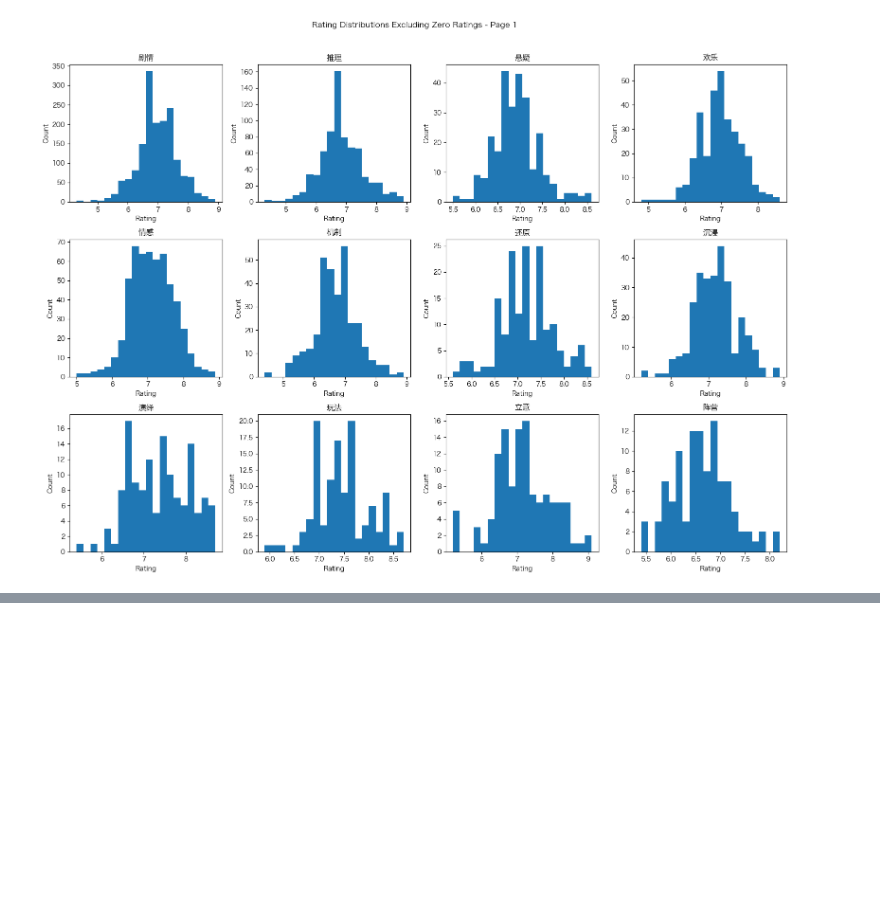
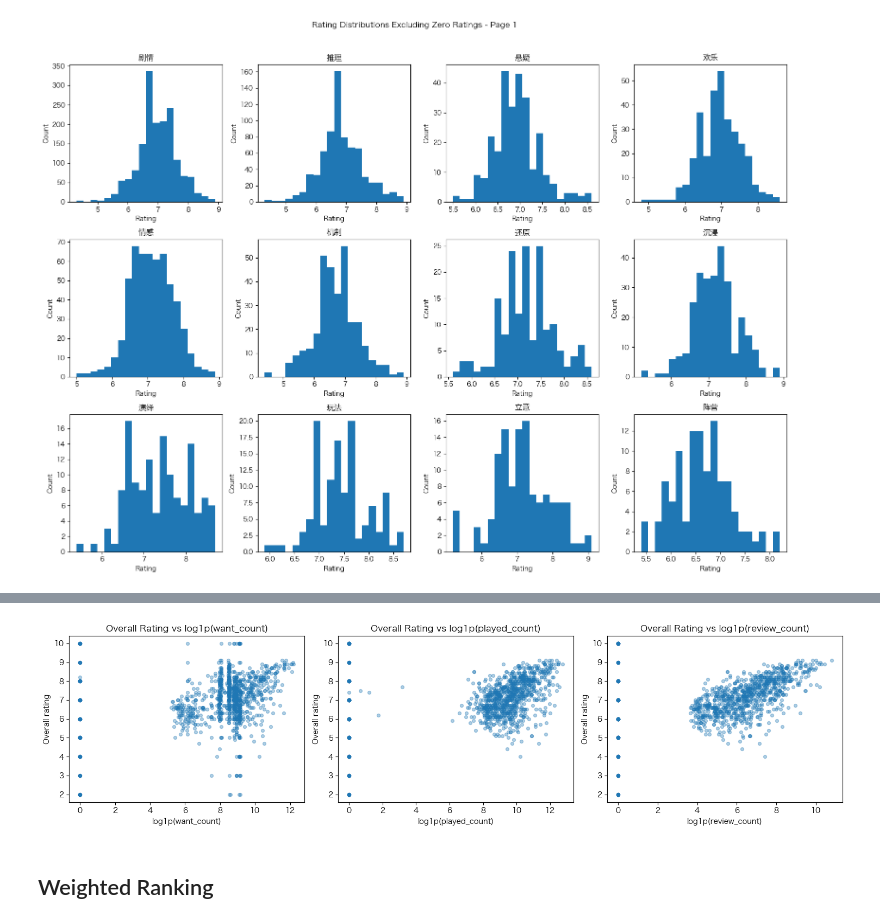
Before and after one commit to guozhan11/miquan-appium, a Jupyter notebook: ratings_descriptive_analysis.ipynb, the cells around one changed output, grey strips where cells are left out. Saved outputs shown, nothing was run; the diff lists cells and outputs as text; code cells hidden in the pictures; blank space fills up the shorter version.

```diff
--- a/ratings_descriptive_analysis.ipynb
+++ b/ratings_descriptive_analysis.ipynb
@@ -349,0 +426,23 @@ Zero-only subcategories: 故事, 难度, 互动, 本格, 变格, 恐怖, 硬核
+# %%
+popularity_correlation_rows = []
+
+for col in available_count_columns:
+    analysis_subset = ratings_popularity[["overall_rating", col]].dropna()
+    popularity_correlation_rows.append(
+        {
+            "popularity_variable": col,
+            "n": len(analysis_subset),
+            "pearson_corr_with_overall_rating": analysis_subset["overall_rating"].corr(
+                analysis_subset[col], method="pearson"
+            ),
+            "spearman_corr_with_overall_rating": analysis_subset["overall_rating"].corr(
+                analysis_subset[col], method="spearman"
+            ),
+        }
+    )
+
+rating_popularity_correlations = pd.DataFrame(popularity_correlation_rows).sort_values(
+    "spearman_corr_with_overall_rating",
+    ascending=False,
+)
+rating_popularity_correlations
@@ -349,0 +460,16 @@ Zero-only subcategories: 故事, 难度, 互动, 本格, 变格, 恐怖, 硬核
+# %%
+fig, axes = plt.subplots(1, len(available_count_columns), figsize=(5 * len(available_count_columns), 4))
+if len(available_count_columns) == 1:
+    axes = [axes]
+
+for ax, col in zip(axes, available_count_columns):
+    ax.scatter(np.log1p(ratings_popularity[col]), ratings_popularity["overall_rating"], alpha=0.35, s=18)
+    ax.set_title(f"Overall Rating vs log1p({col})")
+    ax.set_xlabel(f"log1p({col})")
+    ax.set_ylabel("Overall rating")
+
+fig.tight_layout()
+# %% [output]
+[figure, added]
+# %% [markdown]
+## Weighted Ranking
```
Also changed, not shown: parts of 49 cells of this notebook, 9 other files.
